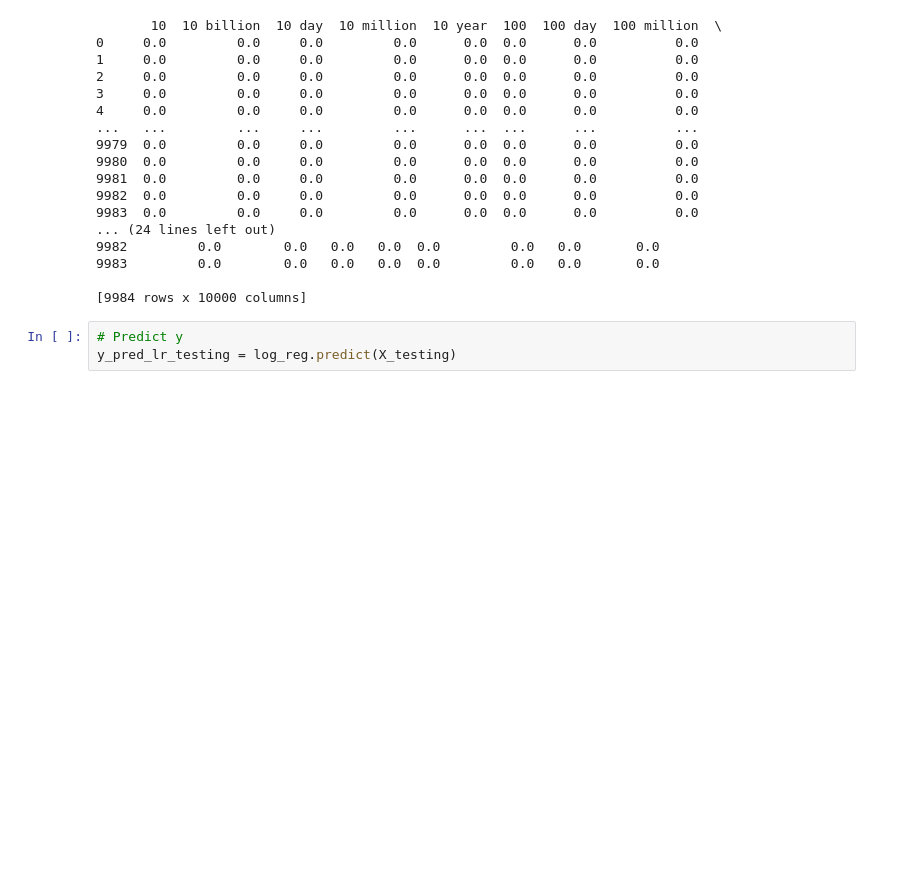
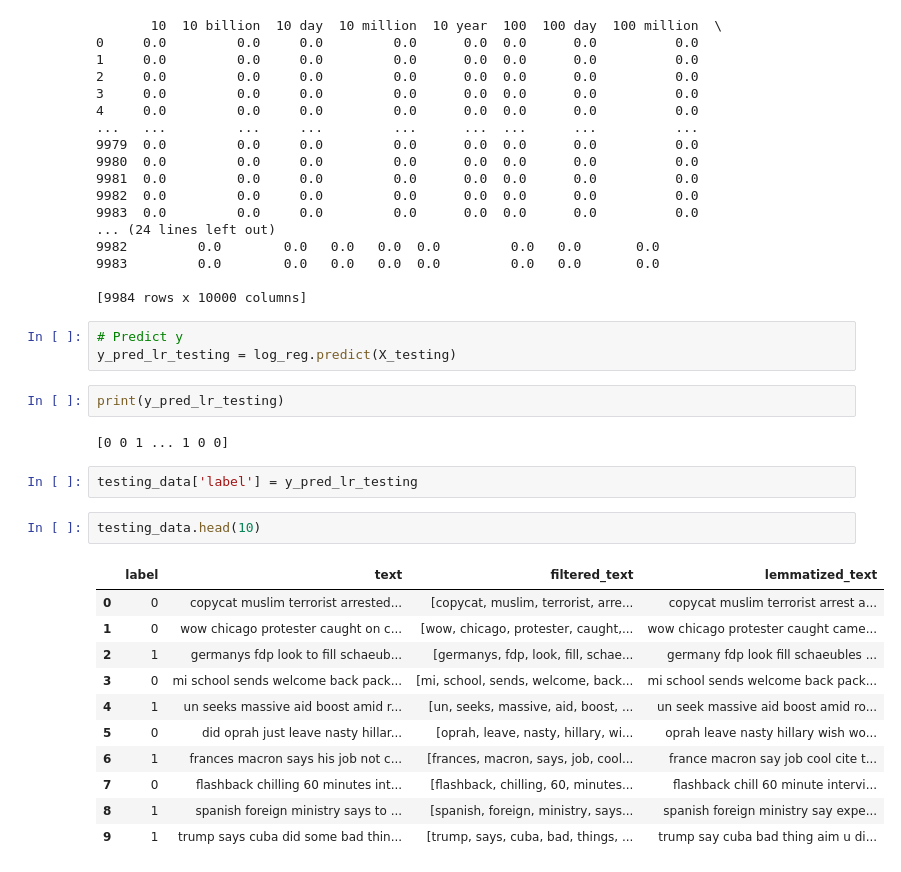
Before and after one commit to SvenDjokic/nlp-project-3, a Jupyter notebook: main.ipynb, the cells around one changed output. Drawn from its saved outputs; the diff is of its cells as text; blank space fills up the shorter version.

```diff
--- a/main.ipynb
+++ b/main.ipynb
@@ -354,3 +358,23 @@ print(X_testing)
 # %%
 # Predict y
 y_pred_lr_testing = log_reg.predict(X_testing)
+# %%
+print(y_pred_lr_testing)
+# %% [output]
+[0 0 1 ... 1 0 0]
+# %%
+testing_data['label'] = y_pred_lr_testing
+# %%
+testing_data.head(10)
+# %% [output]
+|  | label | text | filtered_text | lemmatized_text |
+| 0 | 0 | copycat muslim terrorist arrested... | [copycat, muslim, terrorist, arre... | copycat muslim terrorist arrest a... |
+| 1 | 0 | wow chicago protester caught on c... | [wow, chicago, protester, caught,... | wow chicago protester caught came... |
+| 2 | 1 | germanys fdp look to fill schaeub... | [germanys, fdp, look, fill, schae... | germany fdp look fill schaeubles ... |
+| 3 | 0 | mi school sends welcome back pack... | [mi, school, sends, welcome, back... | mi school sends welcome back pack... |
+| 4 | 1 | un seeks massive aid boost amid r... | [un, seeks, massive, aid, boost, ... | un seek massive aid boost amid ro... |
+| 5 | 0 | did oprah just leave nasty hillar... | [oprah, leave, nasty, hillary, wi... | oprah leave nasty hillary wish wo... |
+| 6 | 1 | frances macron says his job not c... | [frances, macron, says, job, cool... | france macron say job cool cite t... |
+| 7 | 0 | flashback chilling 60 minutes int... | [flashback, chilling, 60, minutes... | flashback chill 60 minute intervi... |
+| 8 | 1 | spanish foreign ministry says to ... | [spanish, foreign, ministry, says... | spanish foreign ministry say expe... |
+| 9 | 1 | trump says cuba did some bad thin... | [trump, says, cuba, bad, things, ... | trump say cuba bad thing aim u di... |
```
Also changed, not shown: parts of 5 cells of this notebook.
